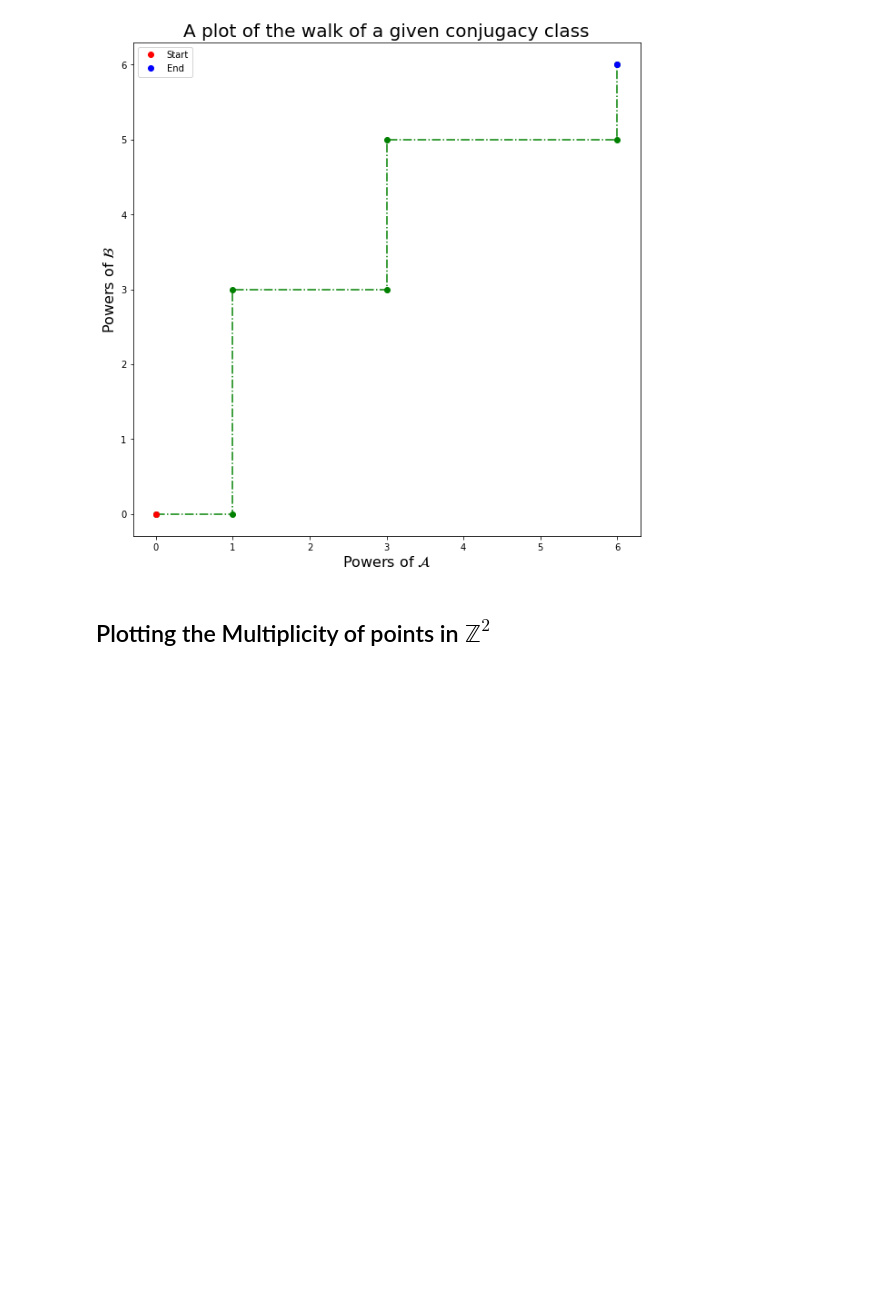
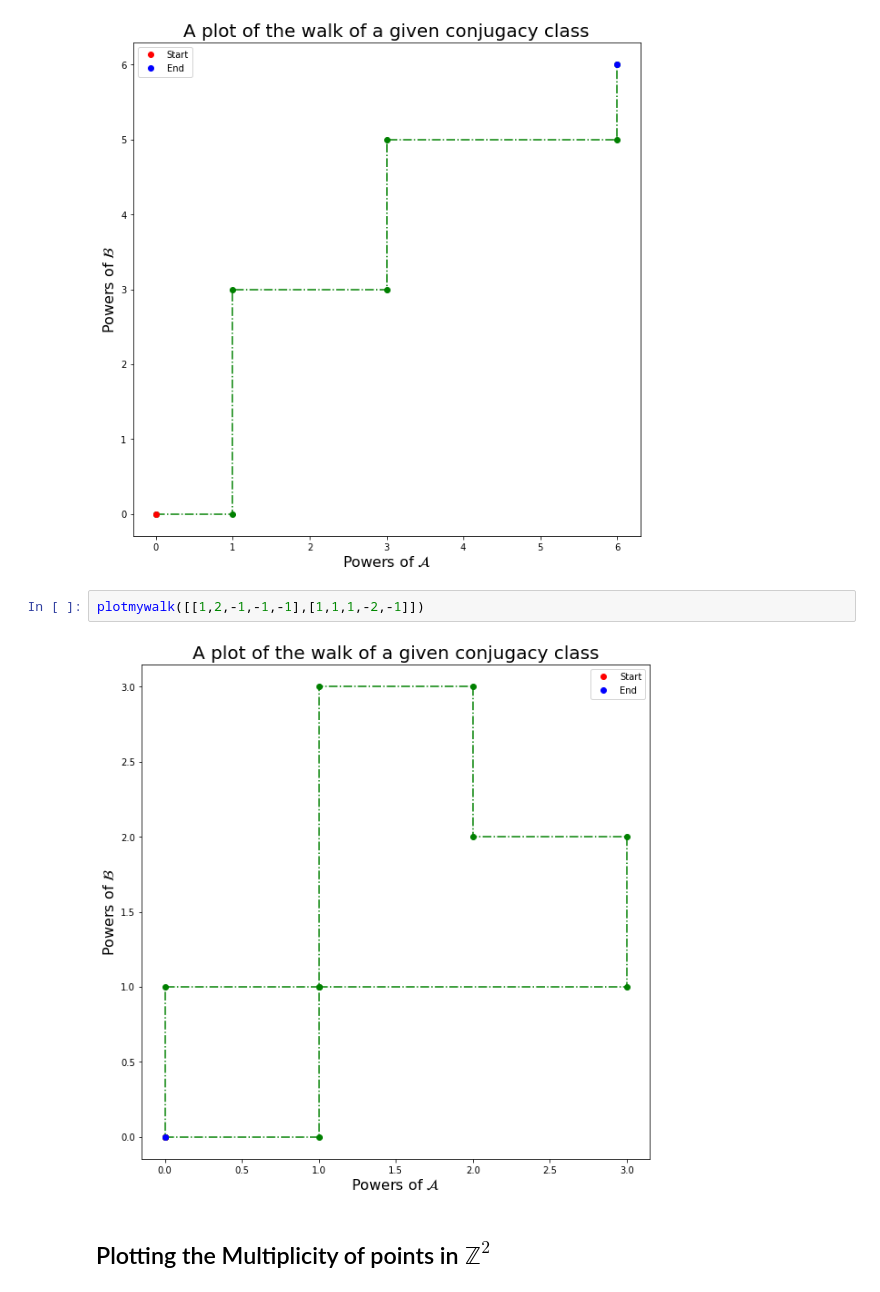
Before and after one commit to BrookeOgrodnik/CommutatorSubgroups, a Jupyter notebook: PythonCode/Walks_of_traces.ipynb, the cells around one changed output. Saved outputs shown, nothing was run; the diff lists cells and outputs as text; blank space fills up the shorter version.

```diff
--- a/PythonCode/Walks_of_traces.ipynb
+++ b/PythonCode/Walks_of_traces.ipynb
@@ -46,6 +46,10 @@ The first portion of this notebook is if you put in a decomposition of a matrix
 plotmywalk([[1,2,3],[3,2,1]])
 # %% [output]
 [figure]
+# %%
+plotmywalk([[1,2,-1,-1,-1],[1,1,1,-2,-1]])
+# %% [output]
+[figure, added]
 # %% [markdown]
 ## Plotting the Multiplicity of points in $\mathbb{Z}^2$
 # %%
```
Also changed, not shown: parts of 6 cells of this notebook, 1 other file.
